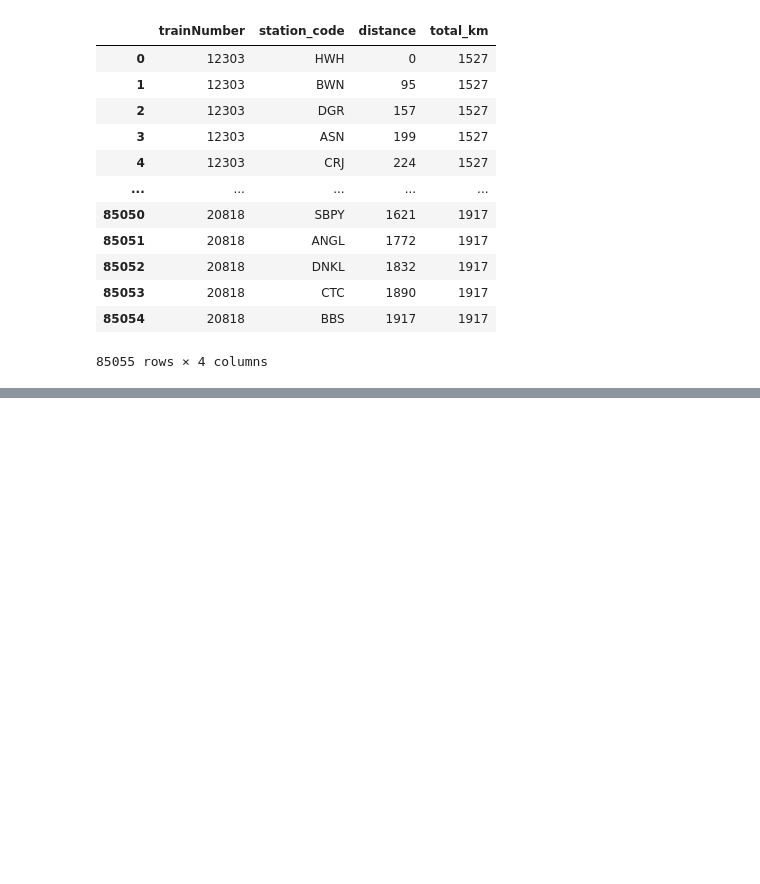
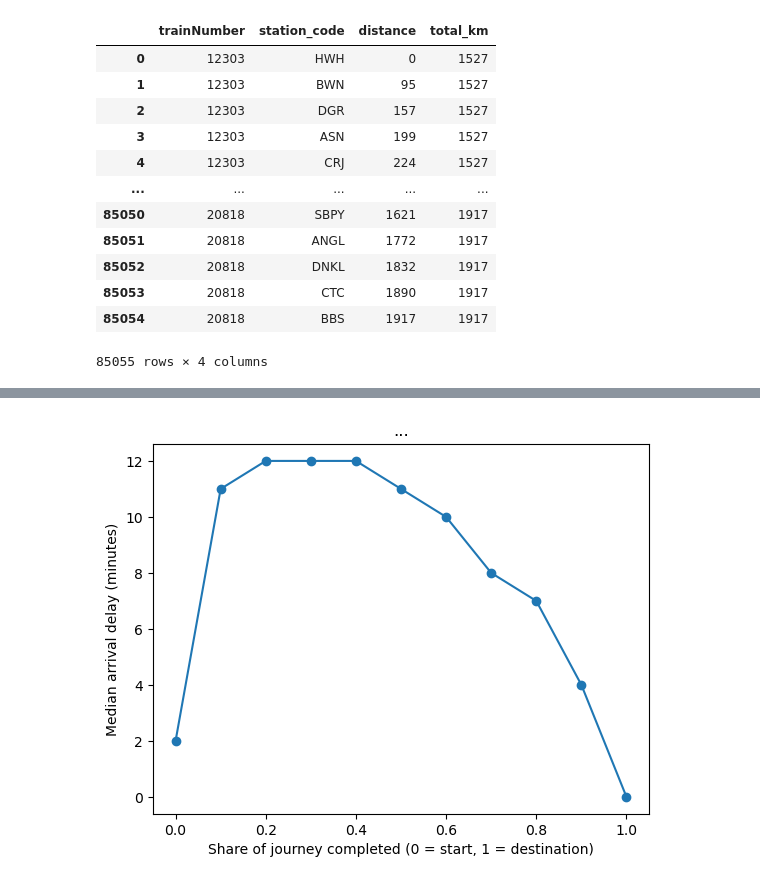
Before and after one commit to BitanuCS/indian-rail-delay, a Jupyter notebook: 02_eda.ipynb, the cells around one changed output, grey strips where cells are left out. Cells and saved outputs as stored; diff of their text form; code cells hidden in the pictures; blank space fills up the shorter version.

```diff
--- a/02_eda.ipynb
+++ b/02_eda.ipynb
@@ -178,3 +178,6 @@ df.head(5)
 | 2 | 12303 | 2024-09-02 | DGR | 09:57 AM | 10:00 AM | 3.0 | 09:59 AM | 10:02 AM | 3.0 | ER | ... |
 | 3 | 12303 | 2024-09-02 | ASN | 10:32 AM | 10:34 AM | 2.0 | 10:37 AM | 10:39 AM | 2.0 | ER | ... |
 | 4 | 12303 | 2024-09-02 | CRJ | 11:00 AM | 11:04 AM | 4.0 | 11:02 AM | 11:06 AM | 4.0 | ER | ... |
+# %%
+df["share"] = df["distance"] / df["total_km"]
+df["share"].describe()
@@ -180,0 +194,4 @@ df.head(5)
+# %%
+df["share_bucket"] = df["share"].round(1)
+delay_by_share = df.groupby("share_bucket")["arr_delay"].median()
+delay_by_share
@@ -180,0 +212,8 @@ df.head(5)
+# %%
+delay_by_share.plot(marker="o")
+plt.title("...")              # write what you FOUND
+plt.xlabel("Share of journey completed (0 = start, 1 = destination)")
+plt.ylabel("Median arrival delay (minutes)")
+plt.show()
+# %% [output]
+[figure, added]
```
Also changed, not shown: parts of 5 cells of this notebook, 20 other files.
